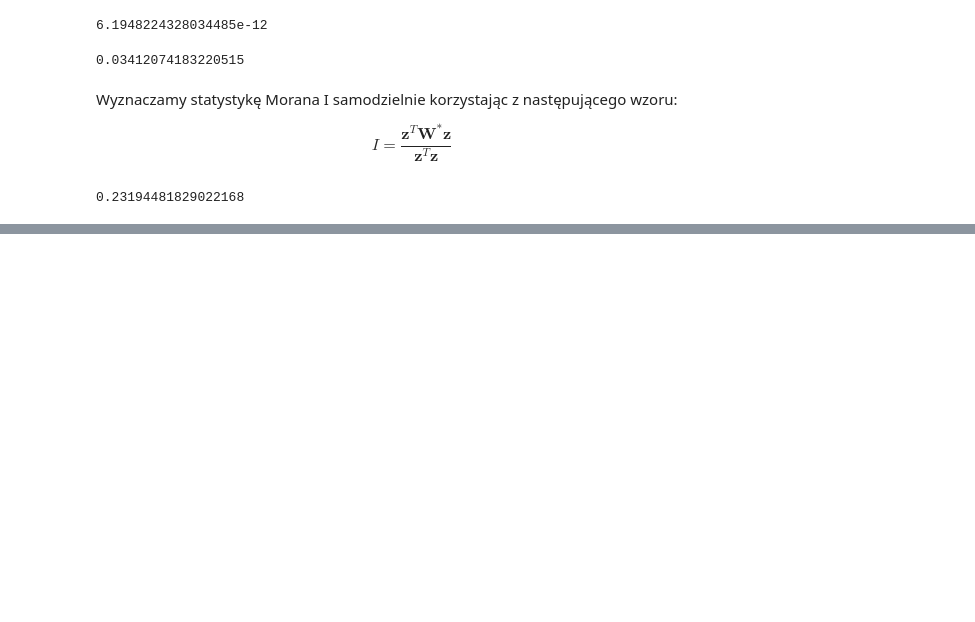
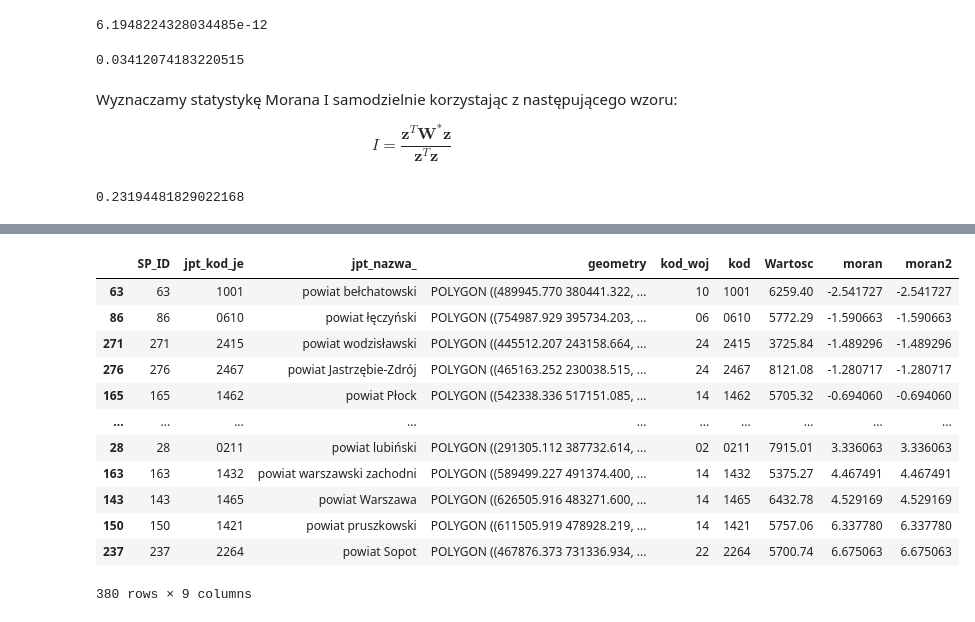
Before and after one commit to DepartmentOfStatisticsPUE/air-2022, a Jupyter notebook: notebooks/8_analizy_przestrzenne.ipynb, the cells around one changed output, grey strips where cells are left out. Saved outputs shown, nothing was run; the diff lists cells and outputs as text; code cells hidden in the pictures; blank space fills up the shorter version.

```diff
--- a/notebooks/8_analizy_przestrzenne.ipynb
+++ b/notebooks/8_analizy_przestrzenne.ipynb
@@ -243,0 +269,16 @@ I_recznie
+# %%
+pow_df_dane.sort_values(by = "moran2",  ascending=True)
+# %% [output]
+|  | SP_ID | jpt_kod_je | jpt_nazwa_ | geometry | kod_woj | kod | Wartosc | moran | moran2 |
+| 63 | 63 | 1001 | powiat bełchatowski | POLYGON ((489945.770 380441.322, ... | 10 | 1001 | 6259.40 | -2.541727 | -2.541727 |
+| 86 | 86 | 0610 | powiat łęczyński | POLYGON ((754987.929 395734.203, ... | 06 | 0610 | 5772.29 | -1.590663 | -1.590663 |
+| 271 | 271 | 2415 | powiat wodzisławski | POLYGON ((445512.207 243158.664, ... | 24 | 2415 | 3725.84 | -1.489296 | -1.489296 |
+| 276 | 276 | 2467 | powiat Jastrzębie-Zdrój | POLYGON ((465163.252 230038.515, ... | 24 | 2467 | 8121.08 | -1.280717 | -1.280717 |
+| 165 | 165 | 1462 | powiat Płock | POLYGON ((542338.336 517151.085, ... | 14 | 1462 | 5705.32 | -0.694060 | -0.694060 |
+| ... | ... | ... | ... | ... | ... | ... | ... | ... | ... |
+| 28 | 28 | 0211 | powiat lubiński | POLYGON ((291305.112 387732.614, ... | 02 | 0211 | 7915.01 | 3.336063 | 3.336063 |
+| 163 | 163 | 1432 | powiat warszawski zachodni | POLYGON ((589499.227 491374.400, ... | 14 | 1432 | 5375.27 | 4.467491 | 4.467491 |
+| 143 | 143 | 1465 | powiat Warszawa | POLYGON ((626505.916 483271.600, ... | 14 | 1465 | 6432.78 | 4.529169 | 4.529169 |
+| 150 | 150 | 1421 | powiat pruszkowski | POLYGON ((611505.919 478928.219, ... | 14 | 1421 | 5757.06 | 6.337780 | 6.337780 |
+| 237 | 237 | 2264 | powiat Sopot | POLYGON ((467876.373 731336.934, ... | 22 | 2264 | 5700.74 | 6.675063 | 6.675063 |
+380 rows × 9 columns
```
Also changed, not shown: parts of 11 cells of this notebook.
